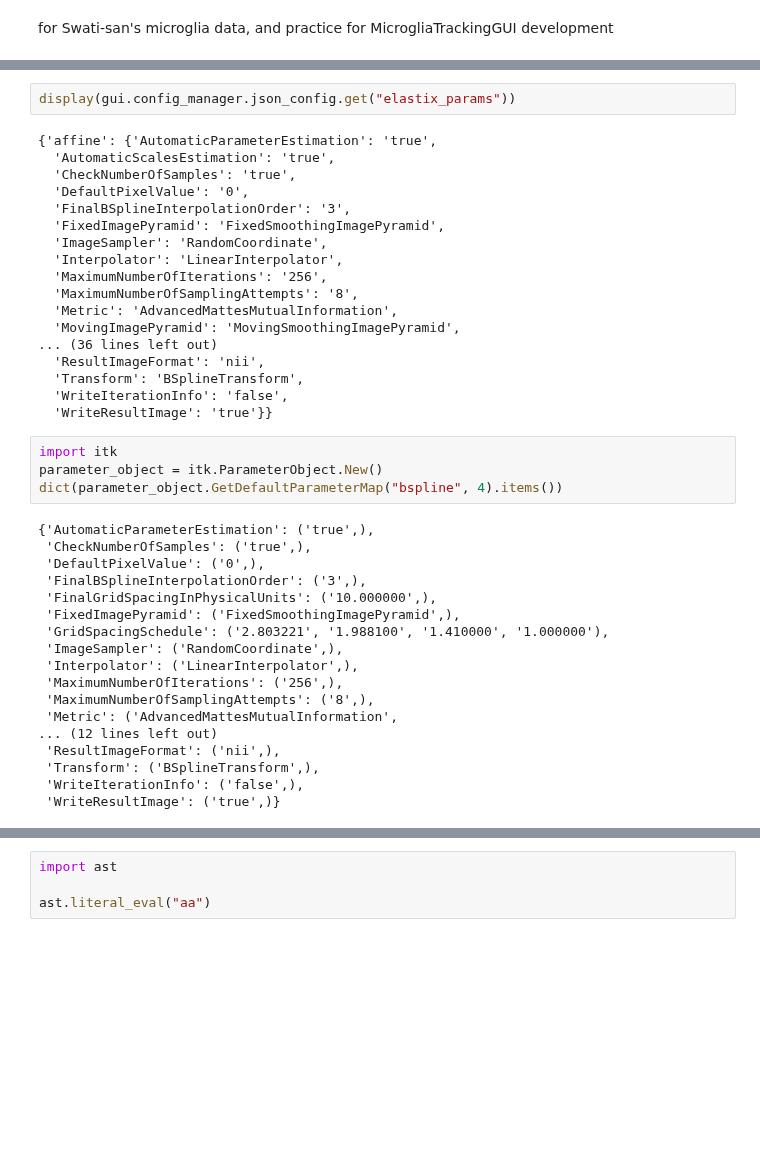
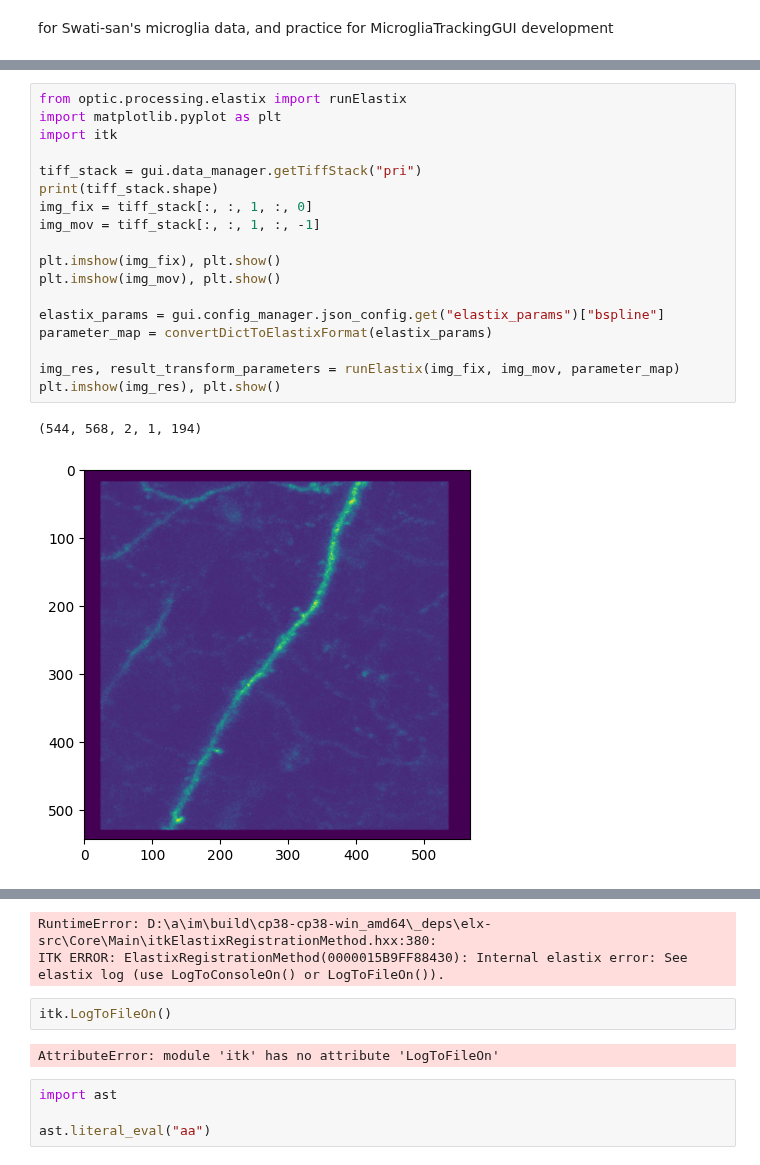
Before and after one commit to dhino2000/optic, a Jupyter notebook: notebook/TIFStackExplorerGUI.ipynb, the cells around one changed output, grey strips where cells are left out. Saved outputs shown, nothing was run; the diff lists cells and outputs as text; blank space fills up the shorter version.

Commit message:
Ongoing: implementation of Elastix registration

```diff
--- a/notebook/TIFStackExplorerGUI.ipynb
+++ b/notebook/TIFStackExplorerGUI.ipynb
@@ -334,42 +315,21 @@ display(gui.config_manager.json_config.get("elastix_params"))
-# %%
-display(gui.config_manager.json_config.get("elastix_params"))
-# %% [output]
-{'affine': {'AutomaticParameterEstimation': 'true',
-  'AutomaticScalesEstimation': 'true',
-  'CheckNumberOfSamples': 'true',
-  'DefaultPixelValue': '0',
-  'FinalBSplineInterpolationOrder': '3',
-  'FixedImagePyramid': 'FixedSmoothingImagePyramid',
-  'ImageSampler': 'RandomCoordinate',
-  'Interpolator': 'LinearInterpolator',
-  'MaximumNumberOfIterations': '256',
-  'MaximumNumberOfSamplingAttempts': '8',
-  'Metric': 'AdvancedMattesMutualInformation',
-  'MovingImagePyramid': 'MovingSmoothingImagePyramid',
-... (36 lines left out)
-  'ResultImageFormat': 'nii',
-  'Transform': 'BSplineTransform',
-  'WriteIterationInfo': 'false',
-  'WriteResultImage': 'true'}}
-# %%
-import itk
-parameter_object = itk.ParameterObject.New()
-dict(parameter_object.GetDefaultParameterMap("bspline", 4).items())
-# %% [output]
-{'AutomaticParameterEstimation': ('true',),
- 'CheckNumberOfSamples': ('true',),
- 'DefaultPixelValue': ('0',),
- 'FinalBSplineInterpolationOrder': ('3',),
- 'FinalGridSpacingInPhysicalUnits': ('10.000000',),
- 'FixedImagePyramid': ('FixedSmoothingImagePyramid',),
- 'GridSpacingSchedule': ('2.803221', '1.988100', '1.410000', '1.000000'),
- 'ImageSampler': ('RandomCoordinate',),
- 'Interpolator': ('LinearInterpolator',),
- 'MaximumNumberOfIterations': ('256',),
- 'MaximumNumberOfSamplingAttempts': ('8',),
- 'Metric': ('AdvancedMattesMutualInformation',
-... (12 lines left out)
- 'ResultImageFormat': ('nii',),
- 'Transform': ('BSplineTransform',),
- 'WriteIterationInfo': ('false',),
- 'WriteResultImage': ('true',)}
+# %%
+from optic.processing.elastix import runElastix
+import matplotlib.pyplot as plt
+import itk
+
+tiff_stack = gui.data_manager.getTiffStack("pri")
+print(tiff_stack.shape)
+img_fix = tiff_stack[:, :, 1, :, 0]
+img_mov = tiff_stack[:, :, 1, :, -1]
+
+plt.imshow(img_fix), plt.show()
+plt.imshow(img_mov), plt.show()
+
+elastix_params = gui.config_manager.json_config.get("elastix_params")["bspline"]
+parameter_map = convertDictToElastixFormat(elastix_params)
+
+img_res, result_transform_parameters = runElastix(img_fix, img_mov, parameter_map)
+plt.imshow(img_res), plt.show()
+# %% [output]
+(544, 568, 2, 1, 194)
+[figure, added]
@@ -376,3 +337,9 @@ dict(parameter_object.GetDefaultParameterMap("bspline", 4).items())
+RuntimeError: D:\a\im\build\cp38-cp38-win_amd64\_deps\elx-src\Core\Main\itkElastixRegistrationMethod.hxx:380:
+ITK ERROR: ElastixRegistrationMethod(0000015B9FF88430): Internal elastix error: See elastix log (use LogToConsoleOn() or LogToFileOn()).
+# %%
+itk.LogToFileOn()
+# %% [output]
+AttributeError: module 'itk' has no attribute 'LogToFileOn'
 # %%
 import ast
 
```
Also changed, not shown: parts of 3 cells of this notebook, 7 other files.
